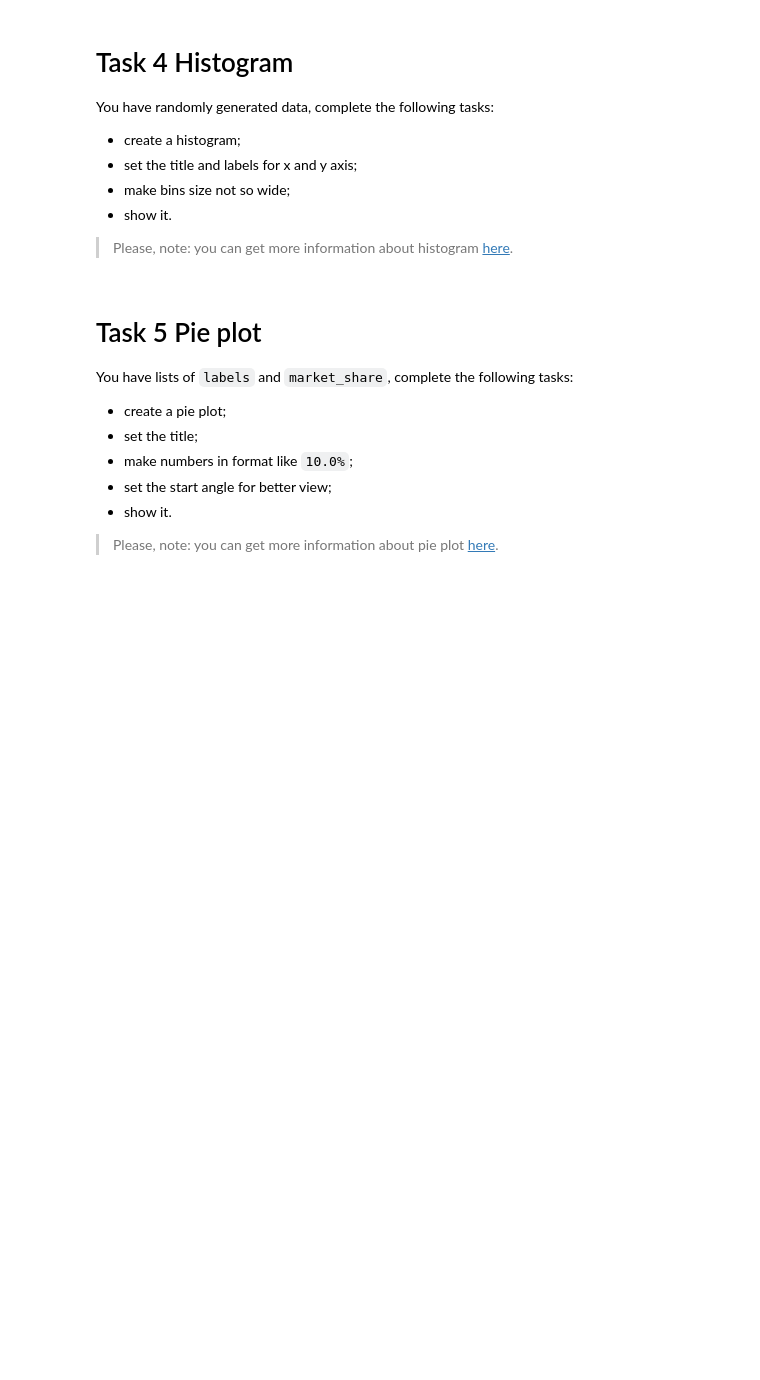
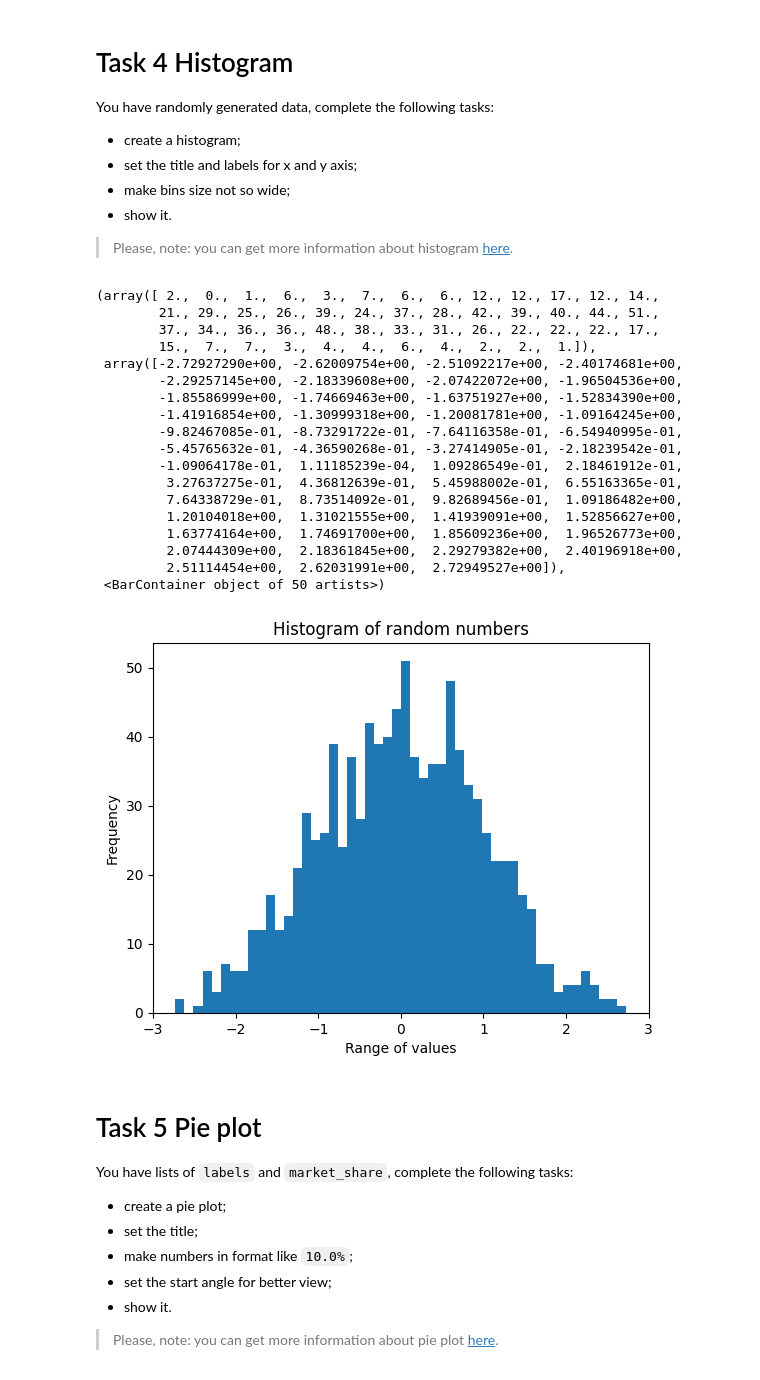
Before and after one commit to mate-academy/py-matplotlib, a Jupyter notebook: app/matplotlib.ipynb, the cells around one changed output. Cells and saved outputs as stored; diff of their text form; code cells hidden in the pictures; blank space fills up the shorter version.

```diff
--- a/app/matplotlib.ipynb
+++ b/app/matplotlib.ipynb
@@ -89,3 +92,29 @@ data = np.random.normal(0, 1, 1000)
+# %%
+data = np.random.normal(0, 1, 1000)
+plt.title("Histogram of random numbers")
+plt.xlabel("Range of values")
+plt.ylabel("Frequency")
+plt.hist(data, bins=50, range=None, density=False, weights=None, cumulative=False, bottom=None, histtype='bar', align='mid', orientation='vertical', rwidth=None, log=False, color=None, label=None, stacked=False, data=None)
+# %% [output]
+(array([ 2.,  0.,  1.,  6.,  3.,  7.,  6.,  6., 12., 12., 17., 12., 14.,
+        21., 29., 25., 26., 39., 24., 37., 28., 42., 39., 40., 44., 51.,
+        37., 34., 36., 36., 48., 38., 33., 31., 26., 22., 22., 22., 17.,
+        15.,  7.,  7.,  3.,  4.,  4.,  6.,  4.,  2.,  2.,  1.]),
+ array([-2.72927290e+00, -2.62009754e+00, -2.51092217e+00, -2.40174681e+00,
+        -2.29257145e+00, -2.18339608e+00, -2.07422072e+00, -1.96504536e+00,
+        -1.85586999e+00, -1.74669463e+00, -1.63751927e+00, -1.52834390e+00,
+        -1.41916854e+00, -1.30999318e+00, -1.20081781e+00, -1.09164245e+00,
+        -9.82467085e-01, -8.73291722e-01, -7.64116358e-01, -6.54940995e-01,
+        -5.45765632e-01, -4.36590268e-01, -3.27414905e-01, -2.18239542e-01,
+        -1.09064178e-01,  1.11185239e-04,  1.09286549e-01,  2.18461912e-01,
+         3.27637275e-01,  4.36812639e-01,  5.45988002e-01,  6.55163365e-01,
+         7.64338729e-01,  8.73514092e-01,  9.82689456e-01,  1.09186482e+00,
+         1.20104018e+00,  1.31021555e+00,  1.41939091e+00,  1.52856627e+00,
+         1.63774164e+00,  1.74691700e+00,  1.85609236e+00,  1.96526773e+00,
+         2.07444309e+00,  2.18361845e+00,  2.29279382e+00,  2.40196918e+00,
+         2.51114454e+00,  2.62031991e+00,  2.72949527e+00]),
+ <BarContainer object of 50 artists>)
+[figure, added]
 # %% [markdown]
 # Task 5 Pie plot
 
```
Also changed, not shown: parts of 8 cells of this notebook.
